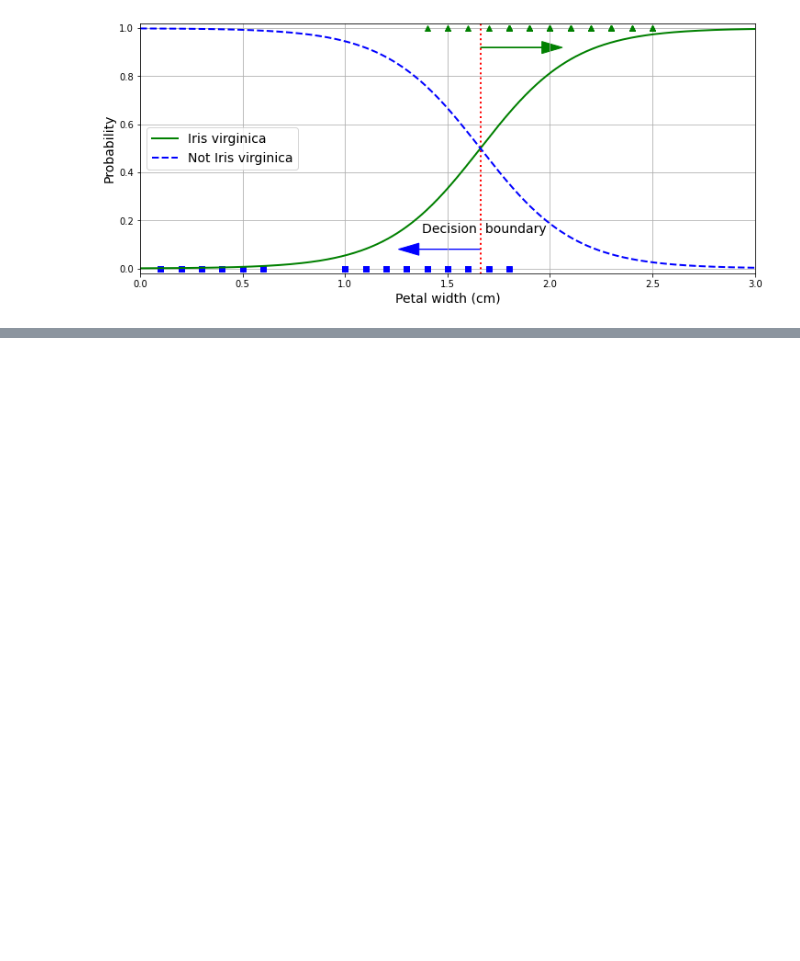
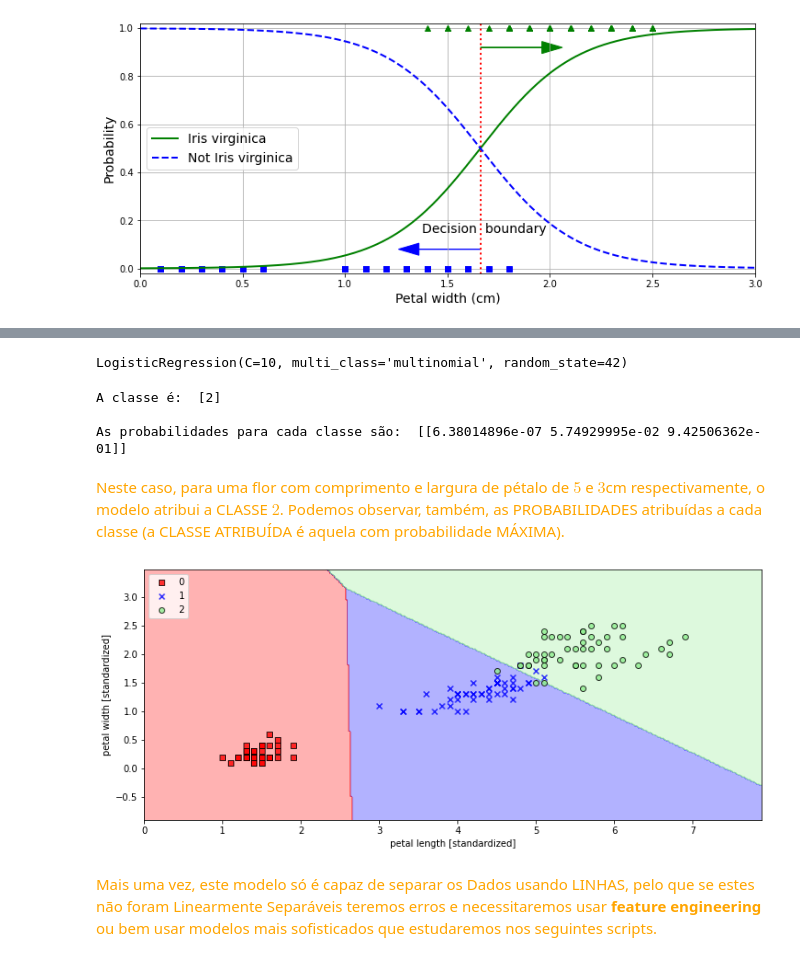
Before and after one commit to EddyGiusepe/Machine_Learning, a Jupyter notebook: 5_ML_Classification.ipynb, the cells around one changed output, grey strips where cells are left out. Drawn from its saved outputs; the diff is of its cells as text; code cells hidden in the pictures; blank space fills up the shorter version.

```diff
--- a/5_ML_Classification.ipynb
+++ b/5_ML_Classification.ipynb
@@ -106,0 +179,28 @@ plt.show()
+# %%
+X = iris["data"][:, (2, 3)]  # petal length, petal width
+y = iris["target"]
+
+softmax_reg = LogisticRegression(multi_class="multinomial", solver="lbfgs", C=10, random_state=42)
+softmax_reg.fit(X, y)
+# %% [output]
+LogisticRegression(C=10, multi_class='multinomial', random_state=42)
+# %%
+print("A classe é: ", softmax_reg.predict([[5, 2]]))
+print("")
+print("As probabilidades para cada classe são: ", softmax_reg.predict_proba([[5, 2]]))
+# %% [output]
+A classe é:  [2]
+
+As probabilidades para cada classe são:  [[6.38014896e-07 5.74929995e-02 9.42506362e-01]]
+# %% [markdown]
+<font color="orange">Neste caso, para uma flor com comprimento e largura de pétalo de $5$ e $3$cm respectivamente, o modelo atribui a CLASSE $2$. Podemos observar, também, as PROBABILIDADES atribuídas a cada classe (a CLASSE ATRIBUÍDA é aquela com probabilidade MÁXIMA).</font>
+# %%
+plot_decision_regions(X, y, softmax_reg)
+plt.xlabel('petal length [standardized]')
+plt.ylabel('petal width [standardized]')
+plt.legend(loc='upper left')
+plt.show()
+# %% [output]
+[figure, added]
+# %% [markdown]
+<font color="orange">Mais uma vez, este modelo só é capaz de separar os Dados usando LINHAS, pelo que se estes não foram Linearmente Separáveis teremos erros e necessitaremos usar **feature engineering** ou bem usar modelos mais sofisticados que estudaremos nos seguintes scripts.</font>
```
Also changed, not shown: parts of 7 cells of this notebook.
